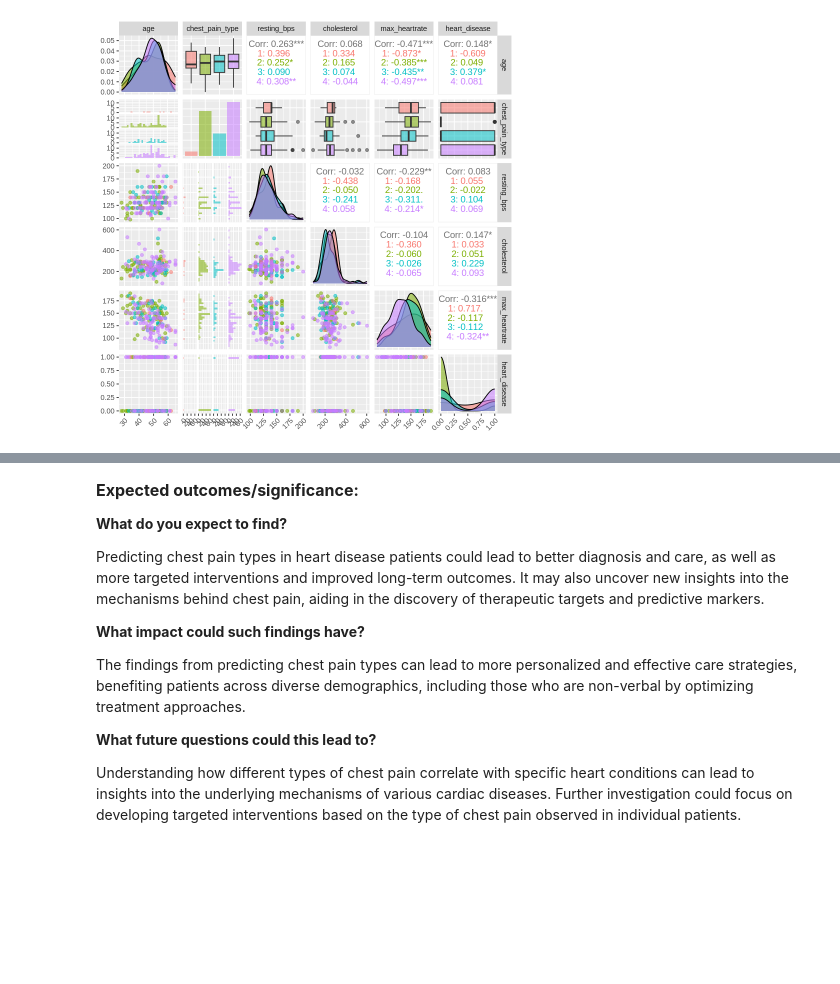
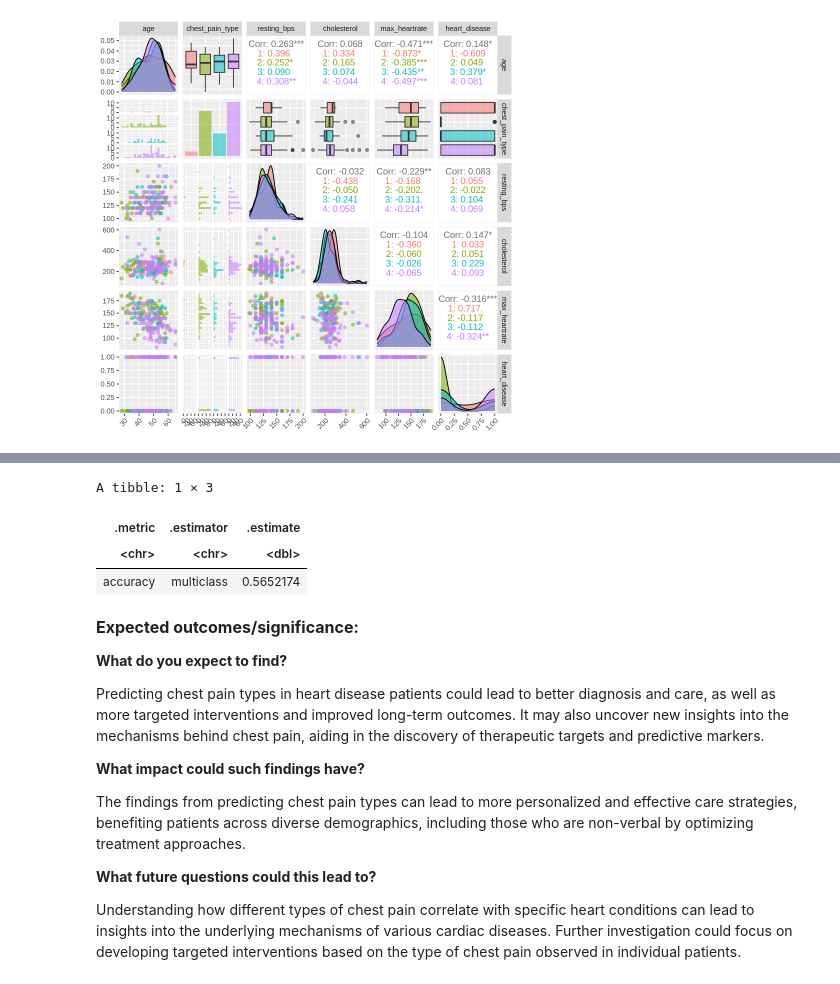
Before and after one commit to Kalpashree10/Group-Project, a Jupyter notebook: ProjectMain.ipynb, the cells around one changed output, grey strips where cells are left out. Saved outputs shown, nothing was run; the diff lists cells and outputs as text; code cells hidden in the pictures; blank space fills up the shorter version.

Commit message:
finished tuning and predicting

```diff
--- a/ProjectMain.ipynb
+++ b/ProjectMain.ipynb
@@ -246,3 +263,31 @@ A tibble: 20 × 7
+# %%
+# now we create a spec according to what we see in the graph shown above
+# we pick k = 6 to fit on the test set
+knn_spec <- nearest_neighbor(weight_func = "rectangular", neighbors = 6) |>
+    set_engine("kknn") |>
+    set_mode("classification")
+
+# creating the fit workflow
+knn_fit <- workflow() |>
+    add_recipe(hungry_recipe) |>
+    add_model(knn_spec) |>
+    fit(data = hungry_training_2)
+# %%
+#actually predicting
+hungry_predictions <- predict(knn_fit, hungry_testing_2) |>
+    bind_cols(hungry_testing_2)
+# %%
+# looking at the metrics and precision
+hungry_predictions_metrics <- hungry_predictions |>
+    metrics(truth = chest_pain_type, estimate = .pred_class) |>
+    filter(.metric == "accuracy")
+
+hungry_predictions_metrics
+# %% [output]
+A tibble: 1 × 3
+| .metric | .estimator | .estimate |
+| <chr> | <chr> | <dbl> |
+| accuracy | multiclass | 0.5652174 |
 # %% [markdown]
 <font size= 3> **Expected outcomes/significance:** </font>
 
```
Also changed, not shown: parts of 2 cells of this notebook.
